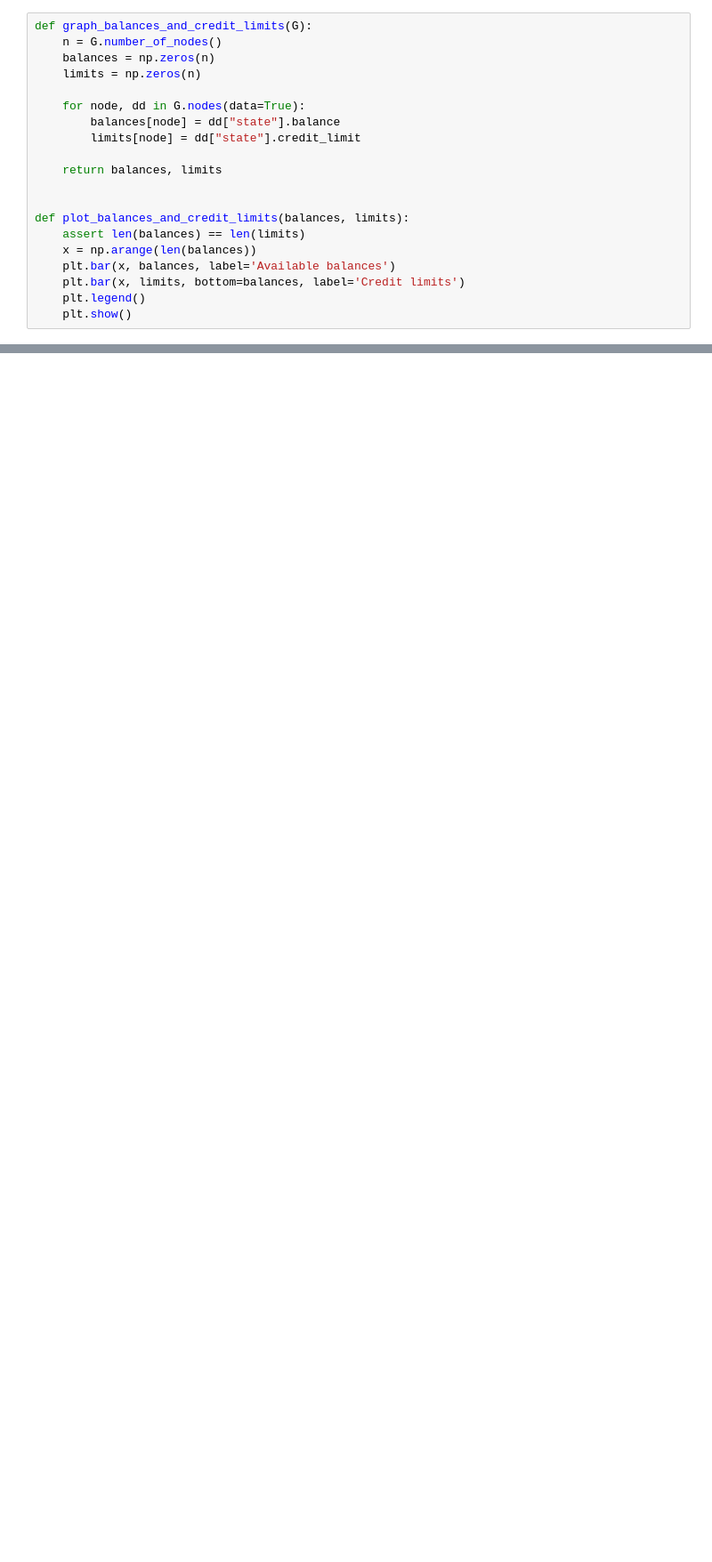
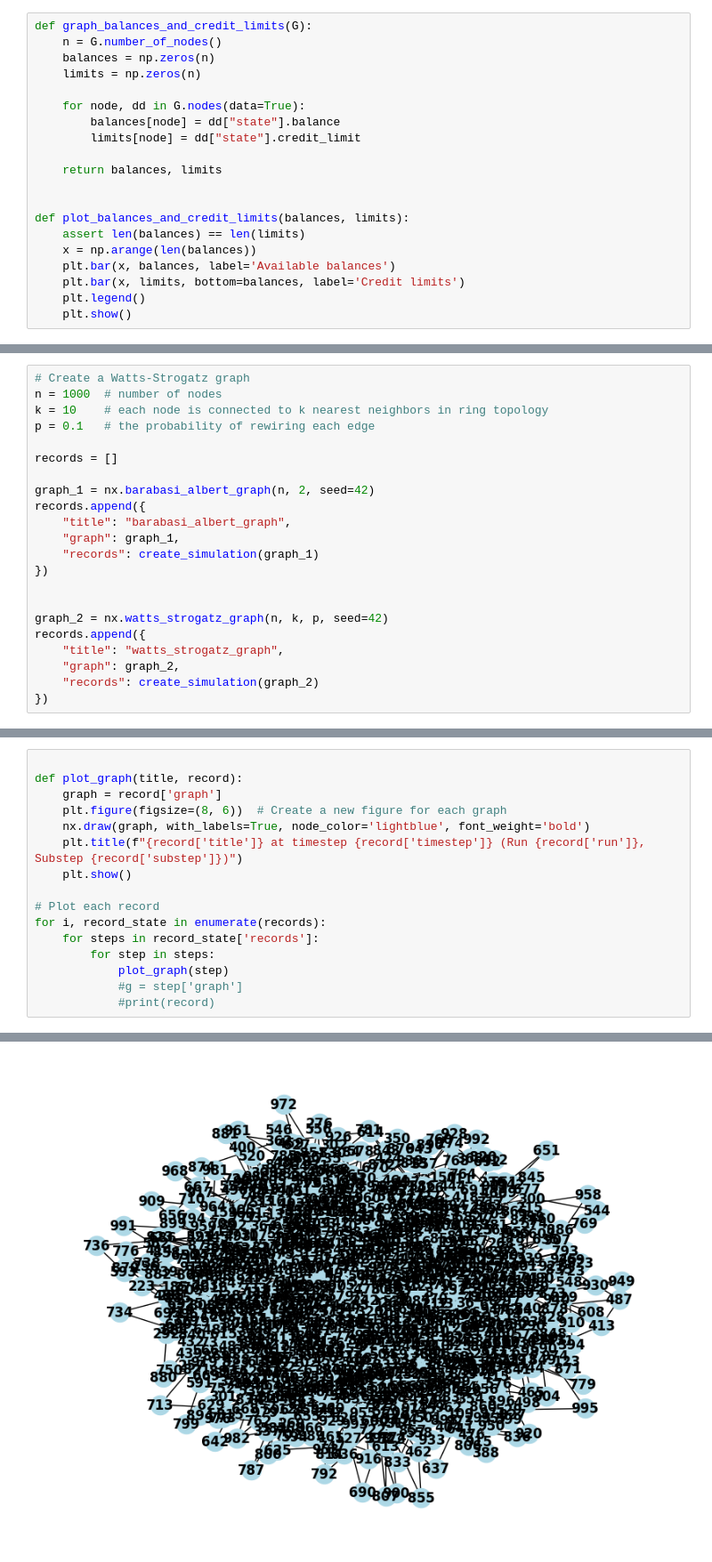
Before and after one commit to clique-cb/simple-eigentrust, a Jupyter notebook: python/notebook/cadcad_sim.ipynb, the cells around one changed output, grey strips where cells are left out. Shown at 89% size. Cells and saved outputs as stored; diff of their text form; blank space fills up the shorter version.

Commit message:
change simulation

```diff
--- a/python/notebook/cadcad_sim.ipynb
+++ b/python/notebook/cadcad_sim.ipynb
@@ -79,0 +48,22 @@ for i, step in enumerate(records[0]):
+# %%
+# Create a Watts-Strogatz graph
+n = 1000  # number of nodes
+k = 10    # each node is connected to k nearest neighbors in ring topology
+p = 0.1   # the probability of rewiring each edge
+
+records = []
+
+graph_1 = nx.barabasi_albert_graph(n, 2, seed=42)
+records.append({
+    "title": "barabasi_albert_graph",
+    "graph": graph_1,
+    "records": create_simulation(graph_1)
+})
+
+
+graph_2 = nx.watts_strogatz_graph(n, k, p, seed=42)
+records.append({
+    "title": "watts_strogatz_graph",
+    "graph": graph_2,
+    "records": create_simulation(graph_2)
+})
@@ -79,0 +100,17 @@ for i, step in enumerate(records[0]):
+# %%
+
+def plot_graph(title, record):
+    graph = record['graph']
+    plt.figure(figsize=(8, 6))  # Create a new figure for each graph
+    nx.draw(graph, with_labels=True, node_color='lightblue', font_weight='bold')
+    plt.title(f"{record['title']} at timestep {record['timestep']} (Run {record['run']}, Substep {record['substep']})")
+    plt.show()
+
+# Plot each record
+for i, record_state in enumerate(records):
+    for steps in record_state['records']:
+        for step in steps:
+            plot_graph(step)
+            #g = step['graph']
+            #print(record)
+# %% [output]
@@ -79,0 +118 @@ for i, step in enumerate(records[0]):
+[figure, added]
```
Also changed, not shown: parts of 4 cells of this notebook, 3 other files.
